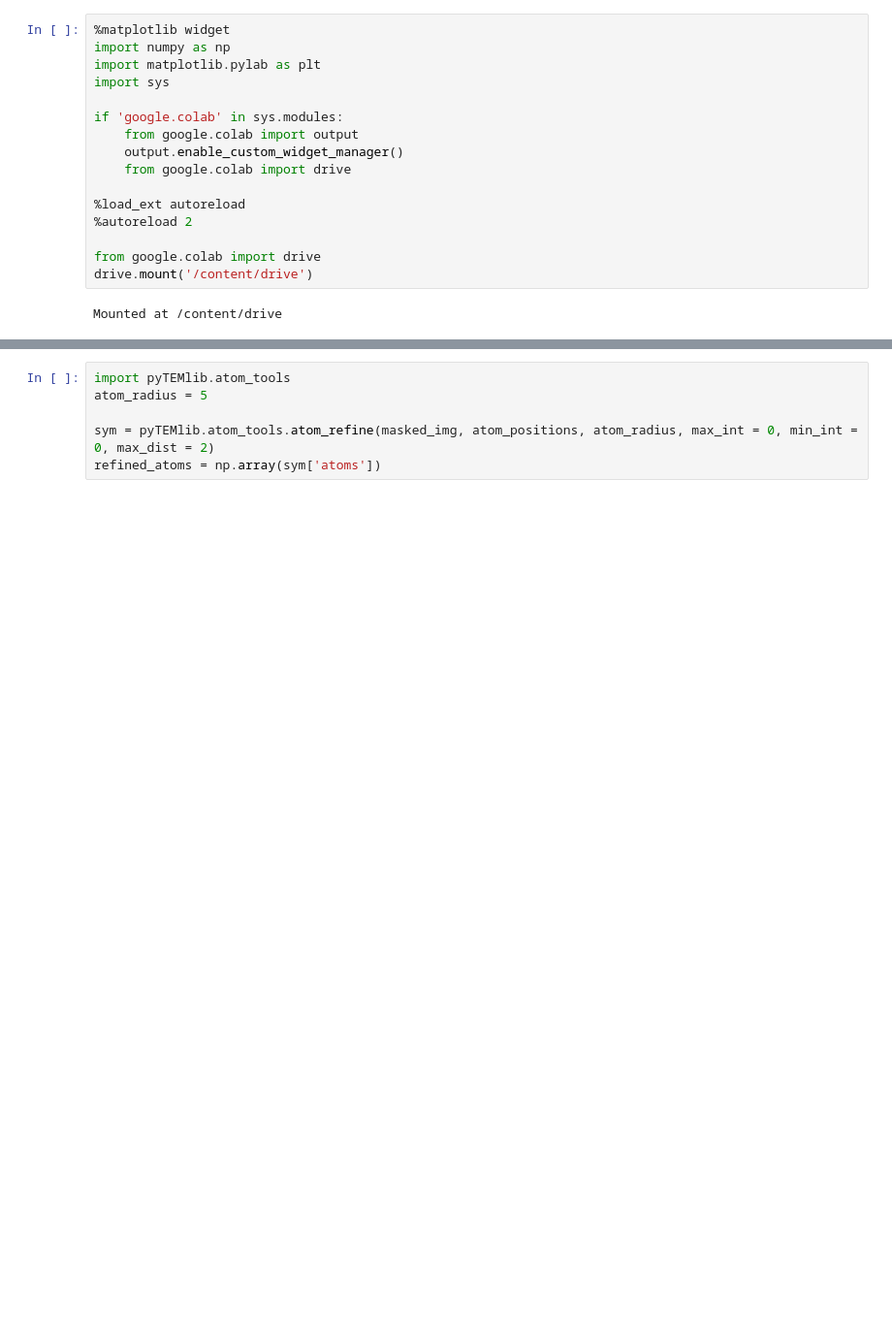
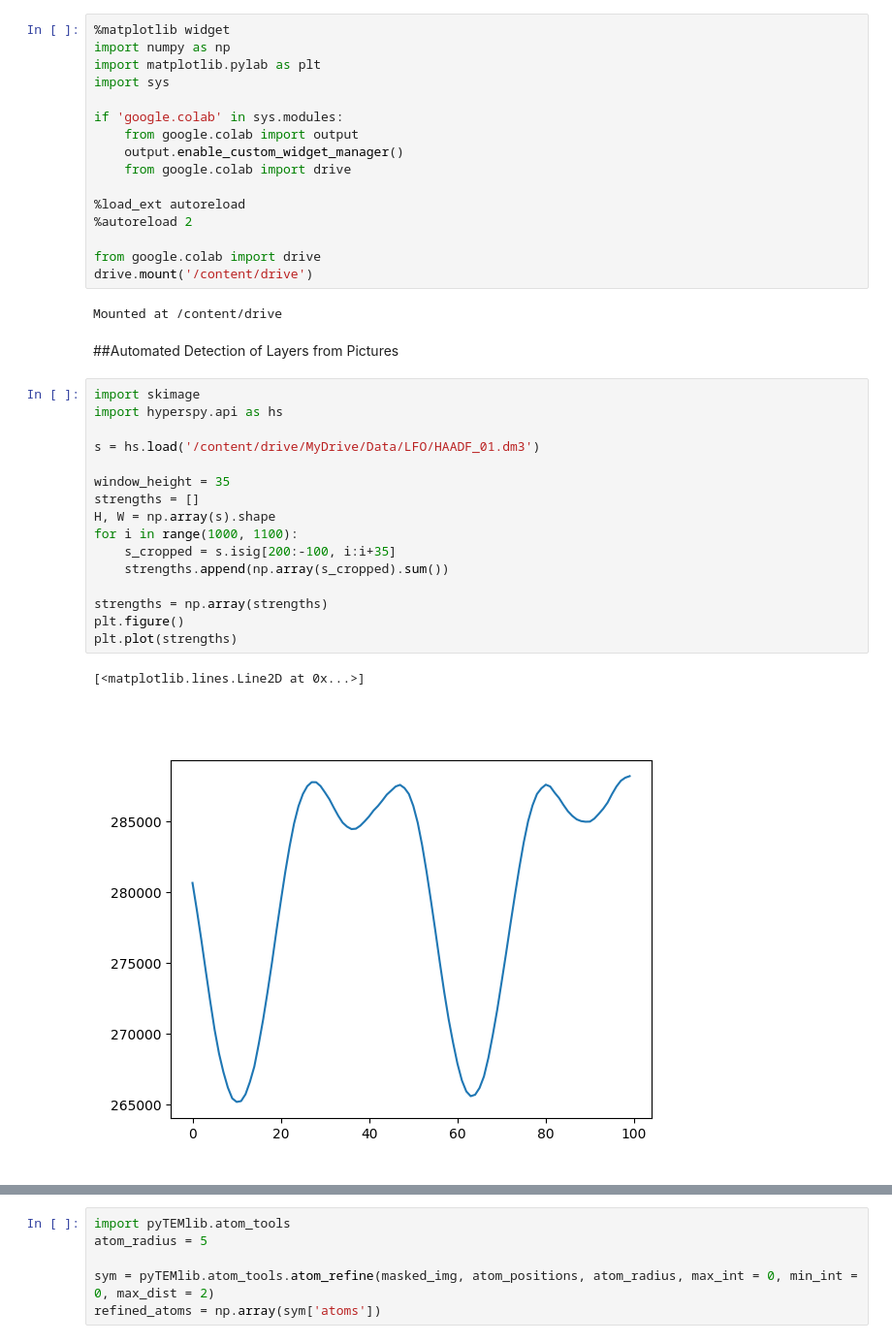
Before and after one commit to jiananwu72/LuFeO3Detect, a Jupyter notebook: LuFeO3/LFOWindowingAutomated.ipynb, the cells around one changed output, grey strips where cells are left out. Shown at 97% size. Cells and saved outputs as stored; diff of their text form; blank space fills up the shorter version.

```diff
--- a/LuFeO3/LFOWindowingAutomated.ipynb
+++ b/LuFeO3/LFOWindowingAutomated.ipynb
@@ -23,6 +25,27 @@ from google.colab import drive
 drive.mount('/content/drive')
 # %% [output]
 Mounted at /content/drive
+# %% [markdown]
+##Automated Detection of Layers from Pictures
+# %%
+import skimage
+import hyperspy.api as hs
+
+s = hs.load('/content/drive/MyDrive/Data/LFO/HAADF_01.dm3')
+
+window_height = 35
+strengths = []
+H, W = np.array(s).shape
+for i in range(1000, 1100):
+    s_cropped = s.isig[200:-100, i:i+35]
+    strengths.append(np.array(s_cropped).sum())
+
+strengths = np.array(strengths)
+plt.figure()
+plt.plot(strengths)
+# %% [output]
+[<matplotlib.lines.Line2D at 0x...>]
+[figure, added]
 # %%
 import skimage
 import hyperspy.api as hs
```
Also changed, not shown: parts of 8 cells of this notebook.
